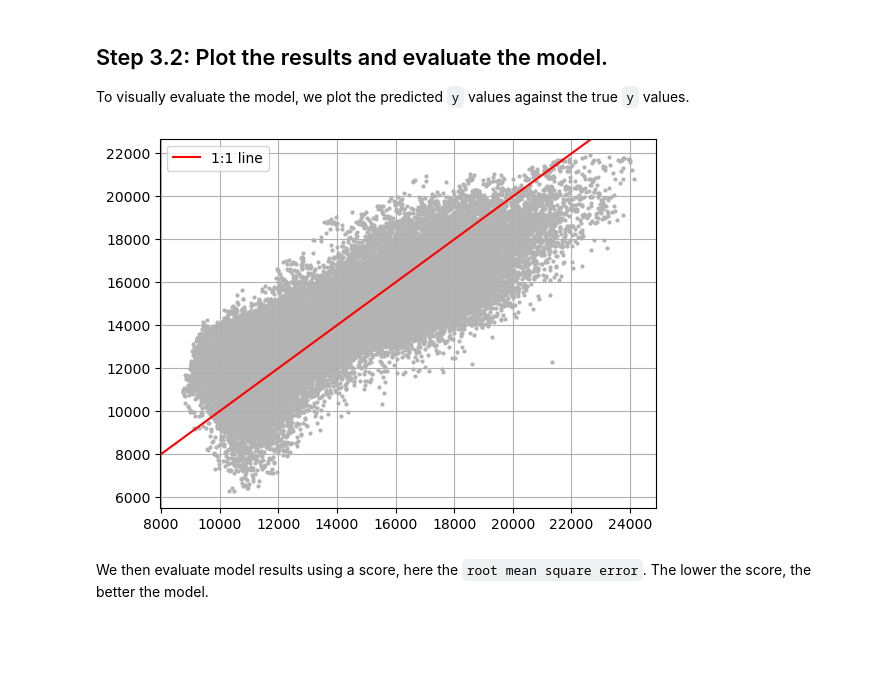
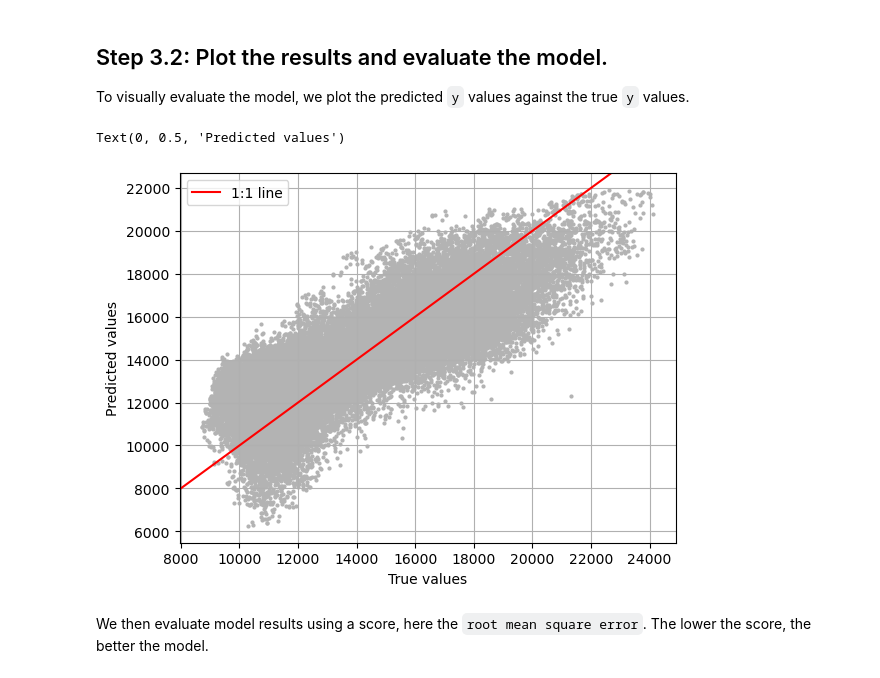
Before and after one commit to sighellan/BCCR-ML-course, a Jupyter notebook: lecture_exercises/__main/D1-01_linear-regression-example.ipynb, the cells around one changed output. Cells and saved outputs as stored; diff of their text form; code cells hidden in the pictures; blank space fills up the shorter version.

```diff
--- a/lecture_exercises/__main/D1-01_linear-regression-example.ipynb
+++ b/lecture_exercises/__main/D1-01_linear-regression-example.ipynb
@@ -100,12 +100,15 @@ To visually evaluate the model, we plot the predicted `y` values against the tru
 # %%
 fig, ax = plt.subplots()
 
 ax.scatter(x=y, y=y_predictions, color='.7', s=4)
 ax.axline((y.mean(),y.mean()), slope = 1, color='red', label='1:1 line')
 ax.legend()
 ax.grid()
+ax.set_xlabel('True values')
+ax.set_ylabel('Predicted values')
 # %% [output]
+Text(0, 0.5, 'Predicted values')
-[figure, old version]
+[figure, new version]
 # %% [markdown]
 We then evaluate model results using a score, here the `root mean square error`. The lower the score, the better the model.
 # %%
```
Also changed, not shown: parts of 3 cells of this notebook, 1 other file.
